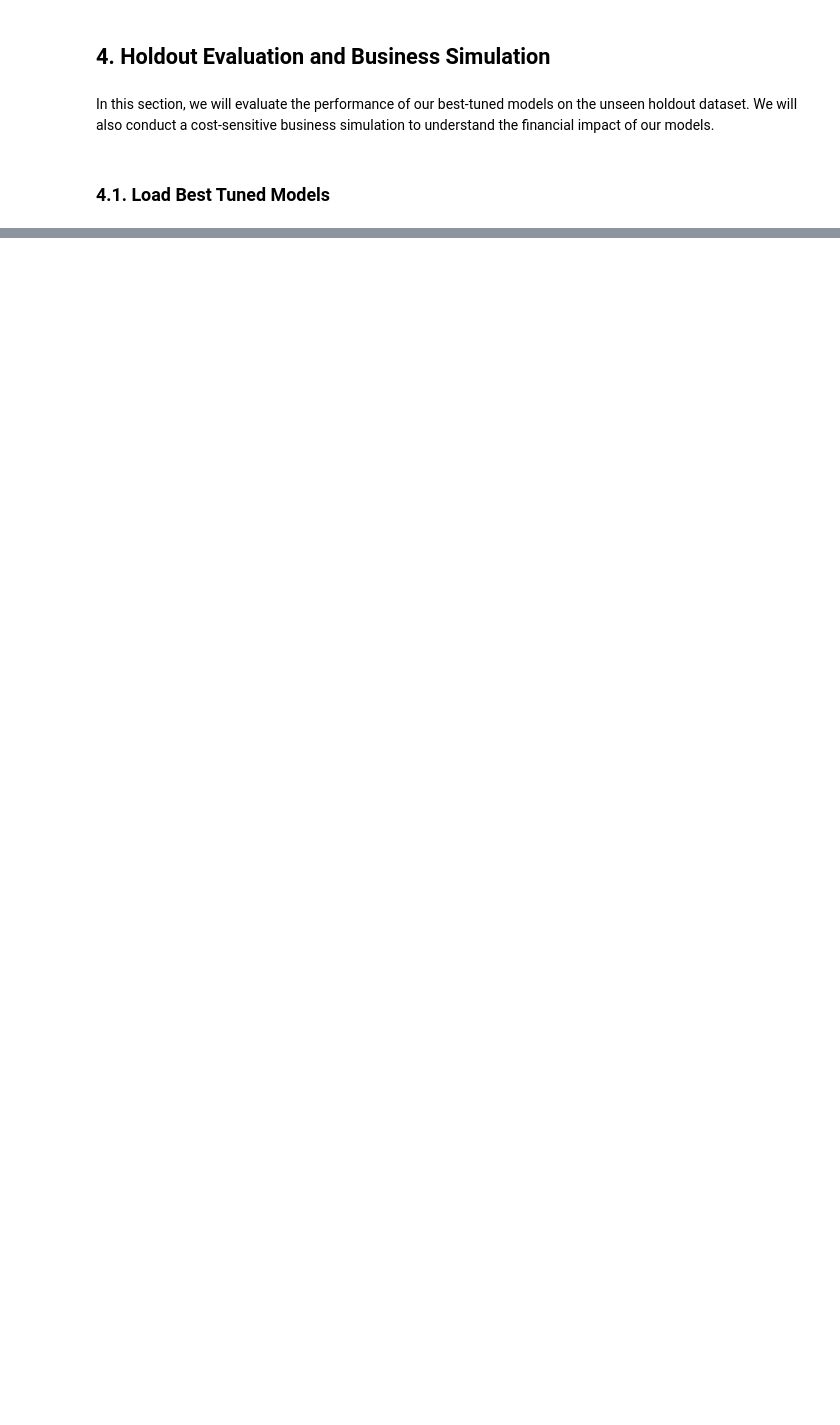
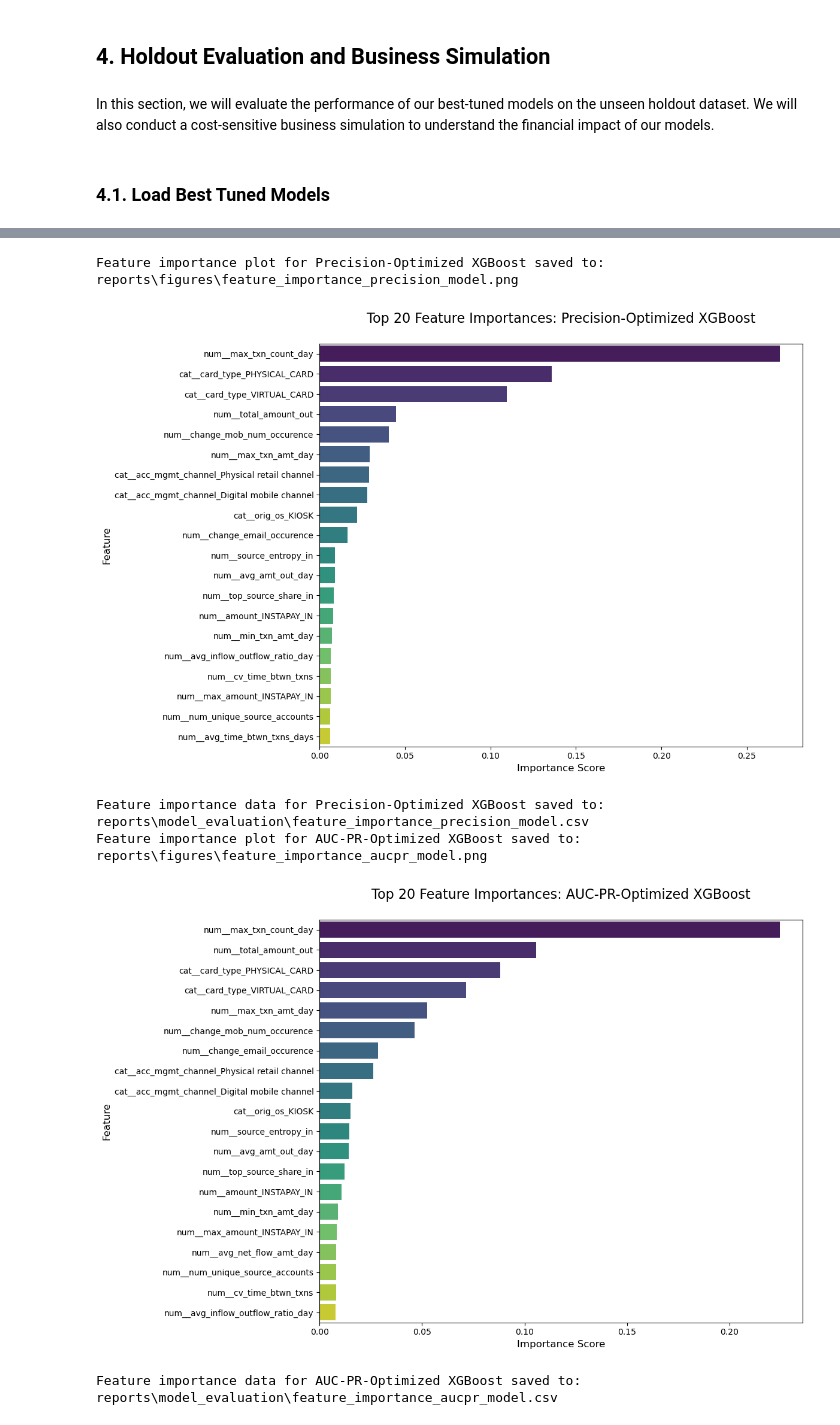
Before and after one commit to mjoshua97241/bank-fraud-detection-project, a Jupyter notebook: bank-fraud-detection-project/notebooks/5.0-mjv-model-training-and-evaluation.ipynb, the cells around one changed output, grey strips where cells are left out. Cells and saved outputs as stored; diff of their text form; code cells hidden in the pictures; blank space fills up the shorter version.

```diff
--- a/bank-fraud-detection-project/notebooks/5.0-mjv-model-training-and-evaluation.ipynb
+++ b/bank-fraud-detection-project/notebooks/5.0-mjv-model-training-and-evaluation.ipynb
@@ -776,0 +1210,33 @@ aucpr_model_holdout_metrics = evaluate_model_on_holdout(best_xgb_aucpr_model, X_
+# %%
+# --- Plot Feature Importance for Both Models ---
+
+# Define save paths
+precision_fi_save_path = REPORTS_FIGURES_DIR / 'feature_importance_precision_model.png'
+precision_fi_csv_path = REPORTS_MODEL_EVAL_DIR / 'feature_importance_precision_model.csv'
+aucpr_fi_save_path = REPORTS_FIGURES_DIR / 'feature_importance_aucpr_model.png'
+aucpr_fi_csv_path = REPORTS_MODEL_EVAL_DIR / 'feature_importance_aucpr_model.csv'
+
+# Plot for Precision-Optimized Model
+plot_feature_importance(
+    best_xgb_precision_model,
+    "Precision-Optimized XGBoost",
+    precision_fi_save_path,
+    project_root,
+    save_csv_path=precision_fi_csv_path
+)
+
+# Plot for AUC-PR-Optimized Model
+plot_feature_importance(
+    best_xgb_aucpr_model,
+    "AUC-PR-Optimized XGBoost",
+    aucpr_fi_save_path,
+    project_root,
+    save_csv_path=aucpr_fi_csv_path
+)
+# %% [output]
+Feature importance plot for Precision-Optimized XGBoost saved to: reports\figures\feature_importance_precision_model.png
+[figure, added]
+Feature importance data for Precision-Optimized XGBoost saved to: reports\model_evaluation\feature_importance_precision_model.csv
+Feature importance plot for AUC-PR-Optimized XGBoost saved to: reports\figures\feature_importance_aucpr_model.png
+[figure, added]
+Feature importance data for AUC-PR-Optimized XGBoost saved to: reports\model_evaluation\feature_importance_aucpr_model.csv
```
Also changed, not shown: parts of 59 cells of this notebook, 32 other files.
